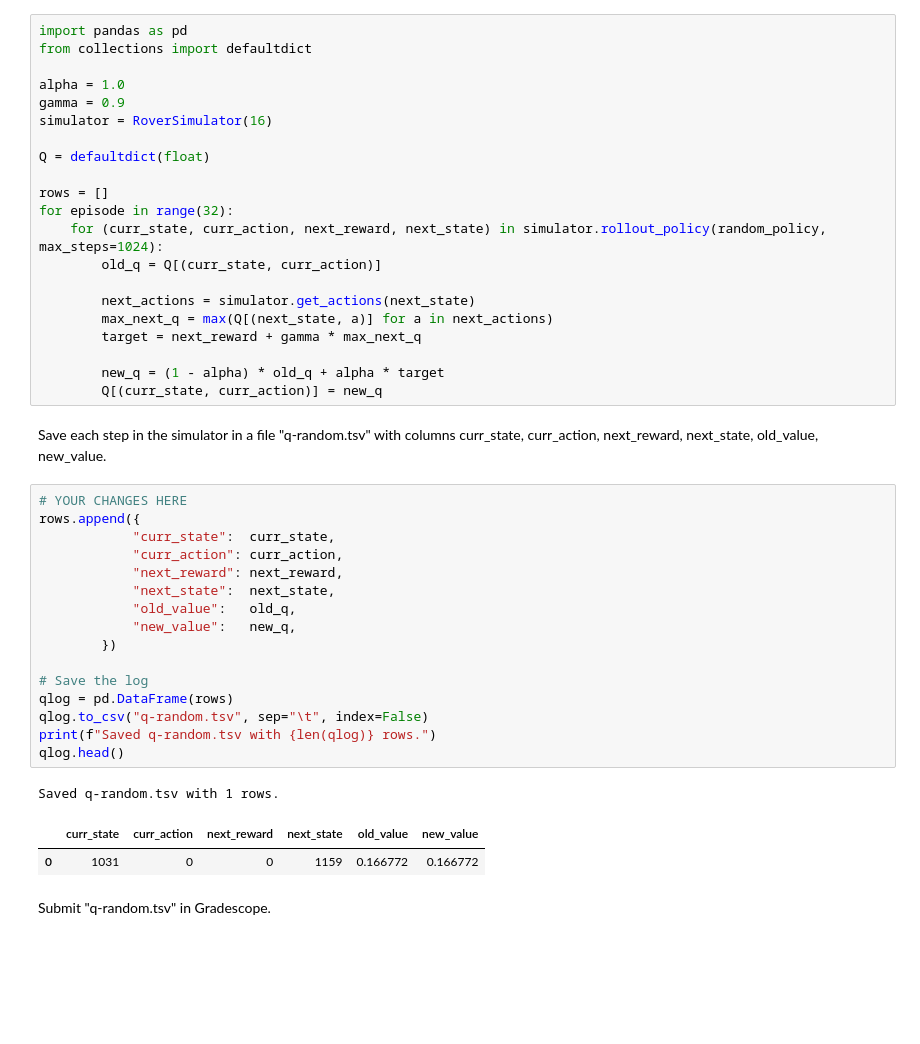
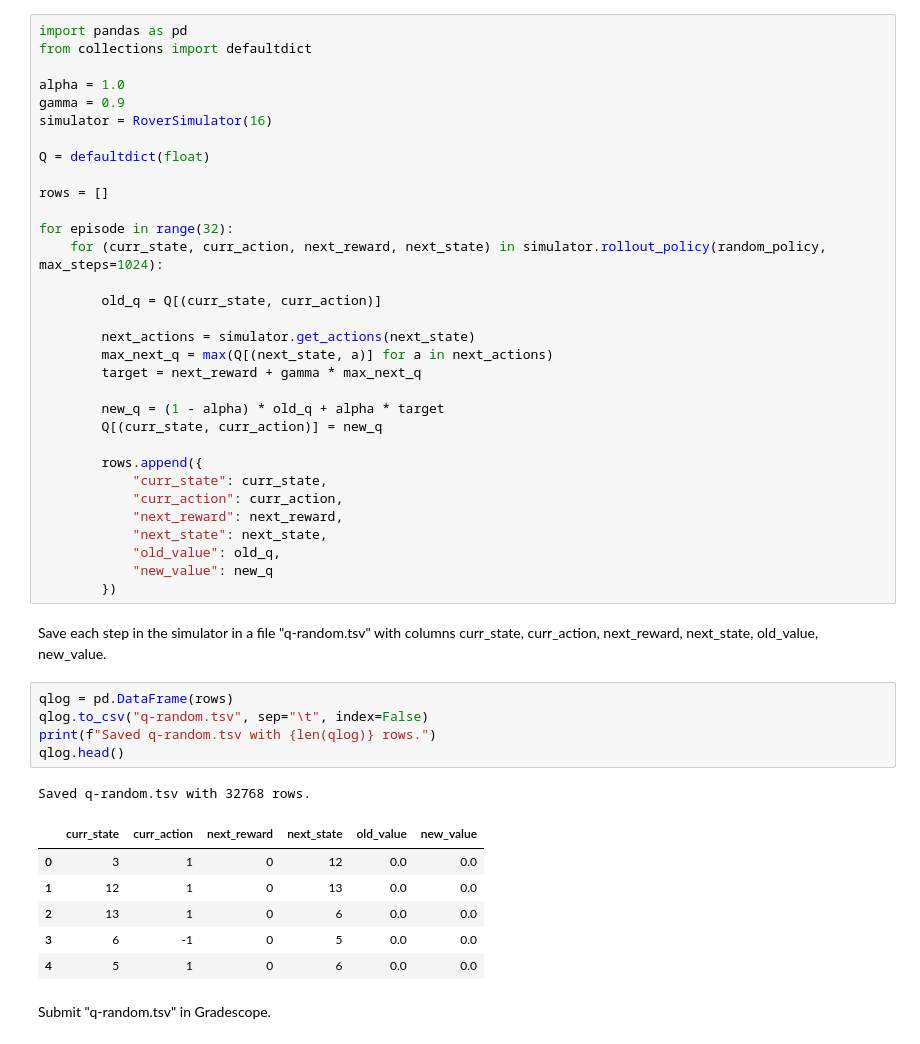
Before and after one commit to Nitya-lab/dx704-project-08, a Jupyter notebook: project.ipynb, the cells around one changed output. Saved outputs shown, nothing was run; the diff lists cells and outputs as text; blank space fills up the shorter version.

```diff
--- a/project.ipynb
+++ b/project.ipynb
@@ -174,8 +174,10 @@ simulator = RoverSimulator(16)
 Q = defaultdict(float)
 
 rows = []
+
 for episode in range(32):
     for (curr_state, curr_action, next_reward, next_state) in simulator.rollout_policy(random_policy, max_steps=1024):
+
         old_q = Q[(curr_state, curr_action)]
 
         next_actions = simulator.get_actions(next_state)
@@ -184,28 +186,30 @@ for episode in range(32):
 
         new_q = (1 - alpha) * old_q + alpha * target
         Q[(curr_state, curr_action)] = new_q
+
+        rows.append({
+            "curr_state": curr_state,
+            "curr_action": curr_action,
+            "next_reward": next_reward,
+            "next_state": next_state,
+            "old_value": old_q,
+            "new_value": new_q
+        })
 # %% [markdown]
 Save each step in the simulator in a file "q-random.tsv" with columns curr_state, curr_action, next_reward, next_state, old_value, new_value.
 # %%
-# YOUR CHANGES HERE
-rows.append({
-            "curr_state":  curr_state,
-            "curr_action": curr_action,
-            "next_reward": next_reward,
-            "next_state":  next_state,
-            "old_value":   old_q,
-            "new_value":   new_q,
-        })
-
-# Save the log
 qlog = pd.DataFrame(rows)
 qlog.to_csv("q-random.tsv", sep="\t", index=False)
 print(f"Saved q-random.tsv with {len(qlog)} rows.")
 qlog.head()
 # %% [output]
-Saved q-random.tsv with 1 rows.
+Saved q-random.tsv with 32768 rows.
 |  | curr_state | curr_action | next_reward | next_state | old_value | new_value |
-| 0 | 1031 | 0 | 0 | 1159 | 0.166772 | 0.166772 |
+| 0 | 3 | 1 | 0 | 12 | 0.0 | 0.0 |
+| 1 | 12 | 1 | 0 | 13 | 0.0 | 0.0 |
+| 2 | 13 | 1 | 0 | 6 | 0.0 | 0.0 |
+| 3 | 6 | -1 | 0 | 5 | 0.0 | 0.0 |
+| 4 | 5 | 1 | 0 | 6 | 0.0 | 0.0 |
 # %% [markdown]
 Submit "q-random.tsv" in Gradescope.
 # %% [markdown]
```
Also changed, not shown: parts of 3 cells of this notebook, 3 other files.
